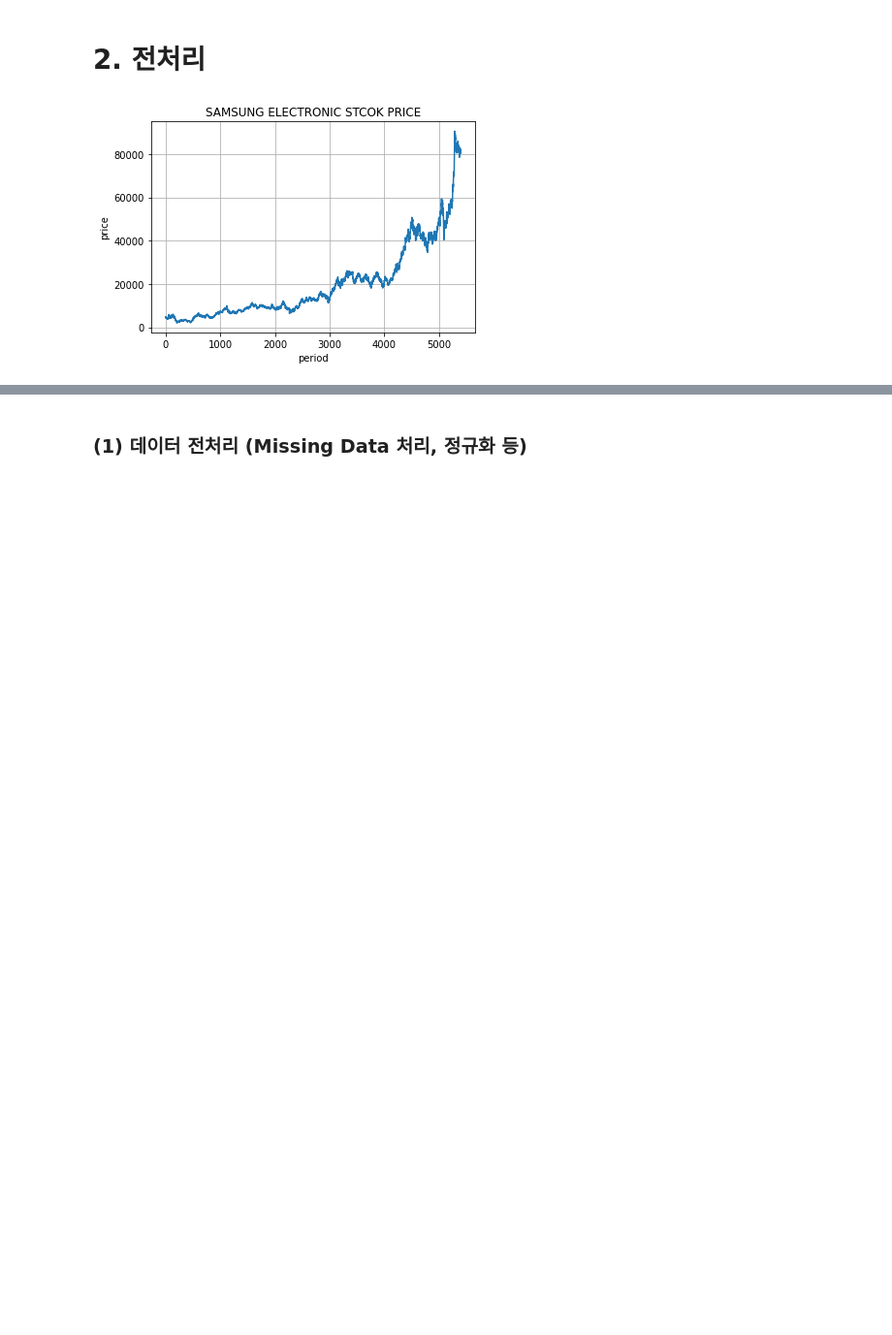
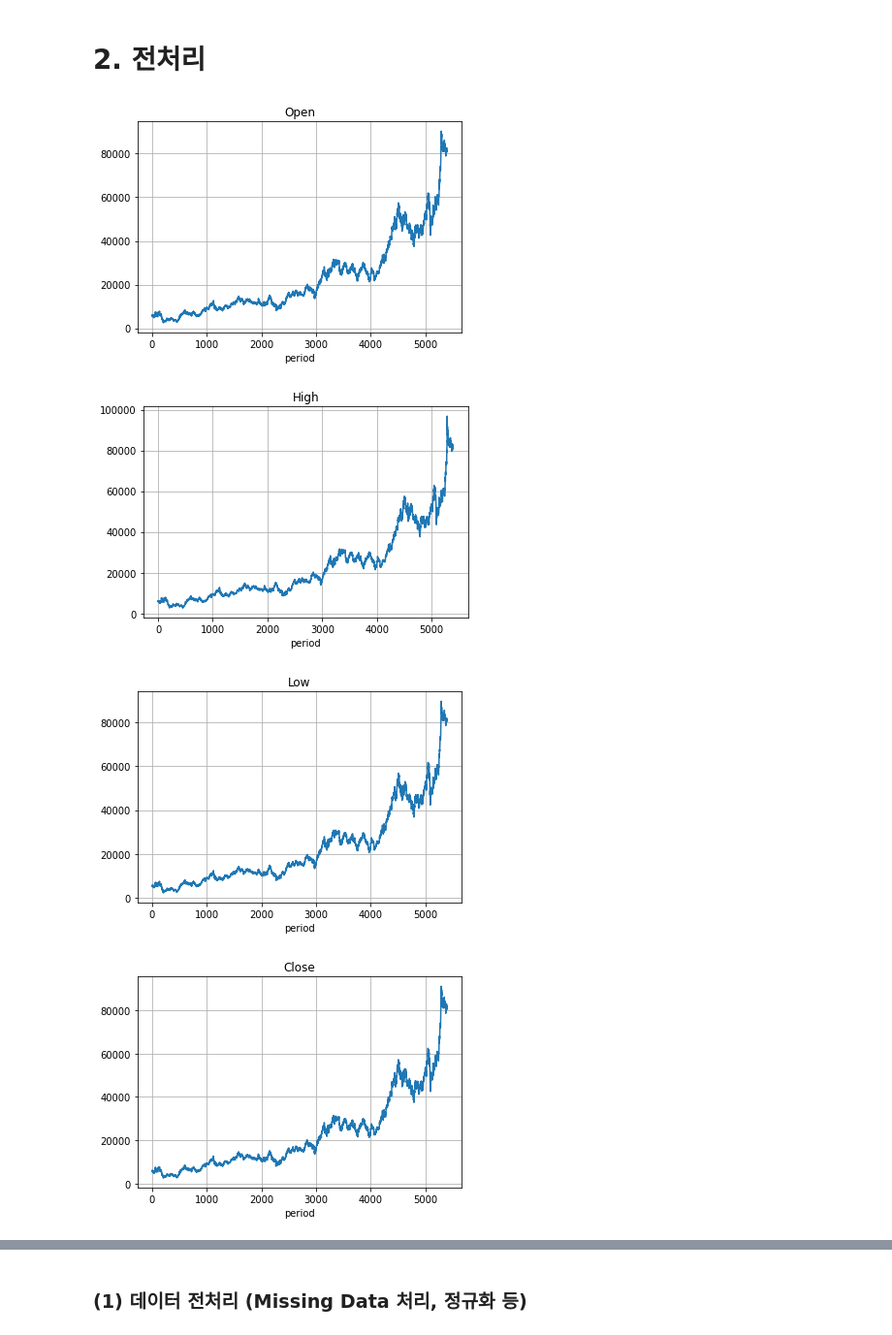
Before and after one commit to ikhyeon2357/Data_Analysis_Study, a Jupyter notebook: DL_RNN/Example_삼성주가예측_LSTM_GRU.ipynb, the cells around one changed output, grey strips where cells are left out. Shown at 97% size. Cells and saved outputs as stored; diff of their text form; code cells hidden in the pictures; blank space fills up the shorter version.

```diff
--- a/DL_RNN/Example_삼성주가예측_LSTM_GRU.ipynb
+++ b/DL_RNN/Example_삼성주가예측_LSTM_GRU.ipynb
@@ -41,13 +43,16 @@ raw_df.head()
 # %% [markdown]
 # 2. 전처리
 # %%
-plt.title('SAMSUNG ELECTRONIC STCOK PRICE')
-plt.ylabel('price')
-plt.xlabel('period')
-plt.grid()
-
-plt.plot(raw_df['Adj Close'], label='Adj Close')
-
-plt.show()
+# 데이터 확인
+for i in ['Open', 'High', 'Low', 'Close', 'Adj Close', 'Volume']:
+    plt.title(i)
+    #plt.ylabel('price')
+    plt.xlabel('period')
+    plt.grid()
+    plt.plot(raw_df[i], label=i)
+    plt.show()
 # %% [output]
-[figure, old version]
+[figure, new version]
+[figure, added]
+[figure, added]
+[figure, added]
```
Also changed, not shown: parts of 36 cells of this notebook.
